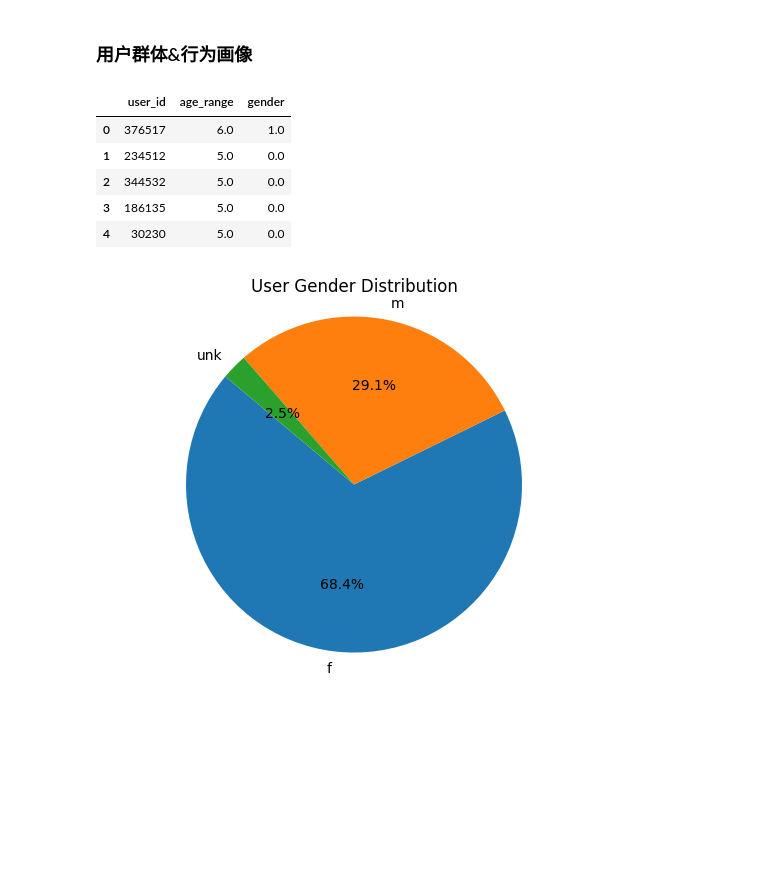
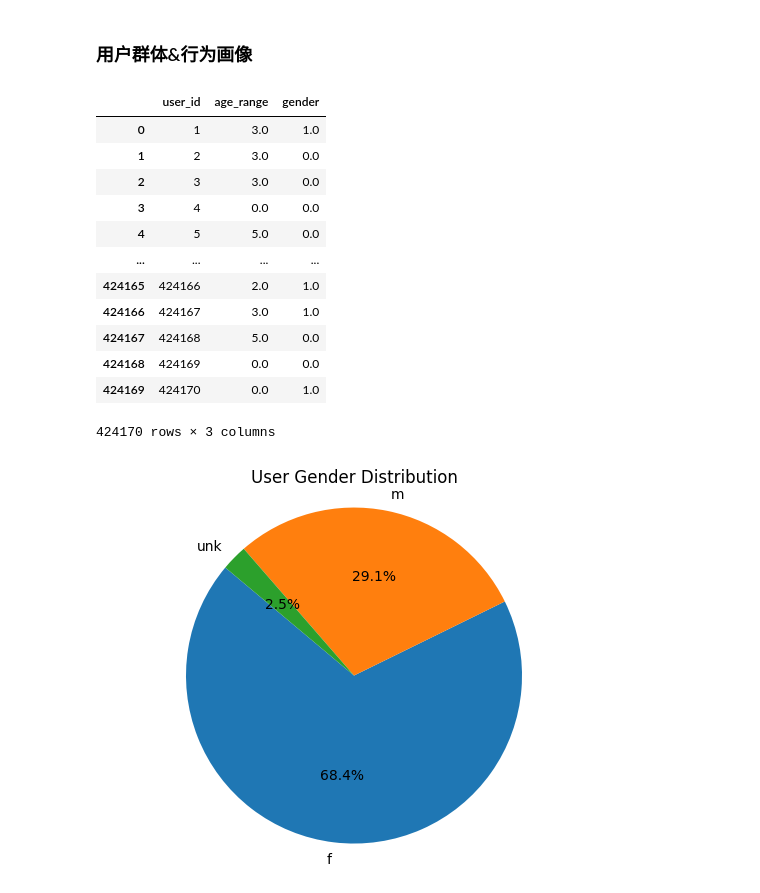
Before and after one commit to AyanMeow/TIANCHIchampion, a Jupyter notebook: 天猫复购预测/user_draw.ipynb, the cells around one changed output. Cells and saved outputs as stored; diff of their text form; code cells hidden in the pictures; blank space fills up the shorter version.

```diff
--- a/天猫复购预测/user_draw.ipynb
+++ b/天猫复购预测/user_draw.ipynb
@@ -12,17 +12,26 @@ import torch.optim as optim
 # %% [markdown]
 ### 用户群体&行为画像
 # %%
-age_gender=pd.read_csv('../../tianmao/data_format1/user_info_format1.csv')
-age_gender.head(5)
+age_gender=pd.read_csv('../../tianmao/data_format1/user_info_format1.csv').sort_values(by='user_id').reset_index(drop=True)
+age_gender['age_range']=age_gender['age_range'].fillna(0)
+age_gender['gender']=age_gender['gender'].fillna(2)
+age_gender
 #年龄：0和null表示未知，其他表示小于其10岁的年龄段
 #性别：2和null表示未知，0表示女性，1表示男性
 # %% [output]
 |  | user_id | age_range | gender |
-| 0 | 376517 | 6.0 | 1.0 |
-| 1 | 234512 | 5.0 | 0.0 |
-| 2 | 344532 | 5.0 | 0.0 |
-| 3 | 186135 | 5.0 | 0.0 |
-| 4 | 30230 | 5.0 | 0.0 |
+| 0 | 1 | 3.0 | 1.0 |
+| 1 | 2 | 3.0 | 0.0 |
+| 2 | 3 | 3.0 | 0.0 |
+| 3 | 4 | 0.0 | 0.0 |
+| 4 | 5 | 5.0 | 0.0 |
+| ... | ... | ... | ... |
+| 424165 | 424166 | 2.0 | 1.0 |
+| 424166 | 424167 | 3.0 | 1.0 |
+| 424167 | 424168 | 5.0 | 0.0 |
+| 424168 | 424169 | 0.0 | 0.0 |
+| 424169 | 424170 | 0.0 | 1.0 |
+424170 rows × 3 columns
 # %%
 age_cnt=age_gender['gender'].value_counts()
 plt.pie(age_cnt, labels=['f','m','unk'], autopct='%1.1f%%', startangle=140)
```
Also changed, not shown: parts of 9 cells of this notebook, 9 other files.
